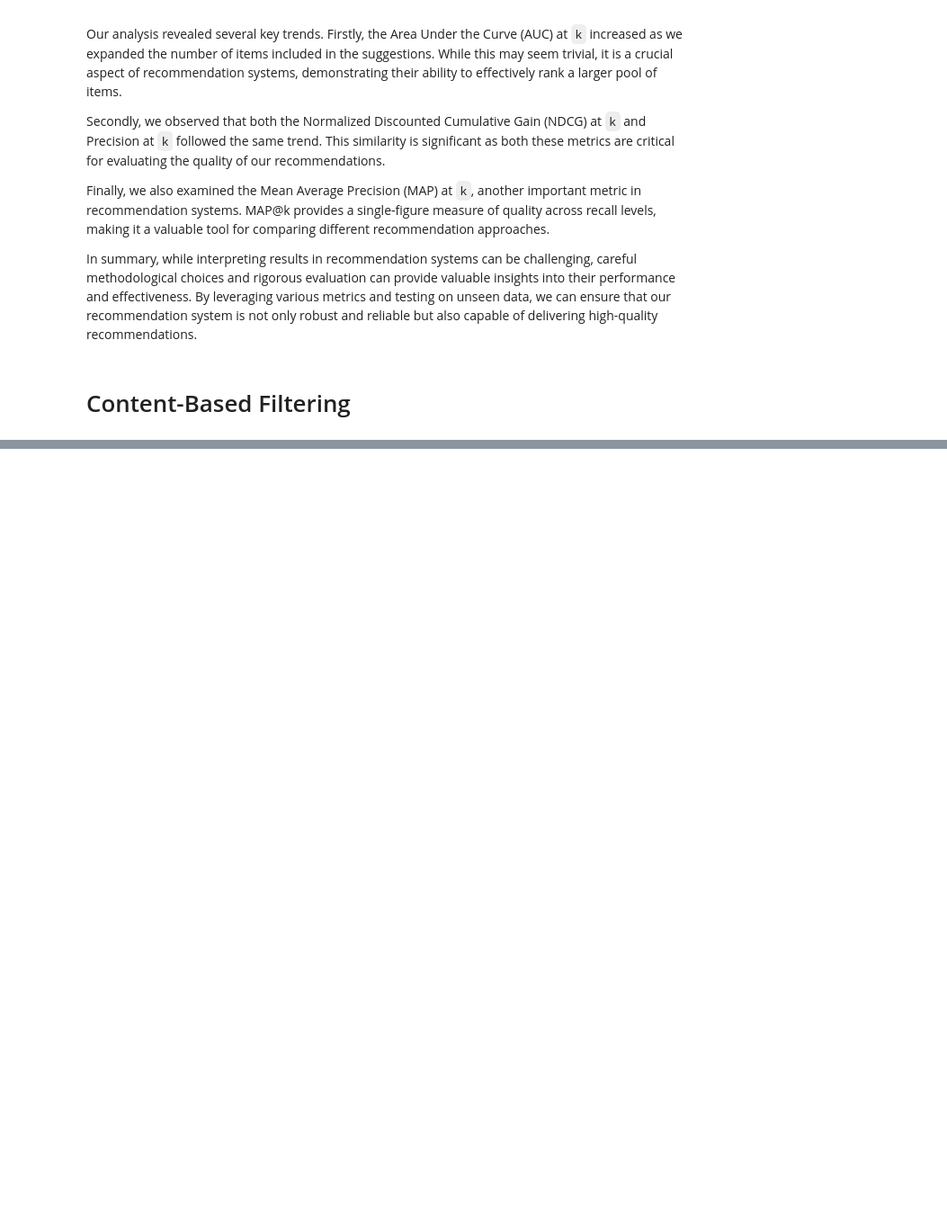
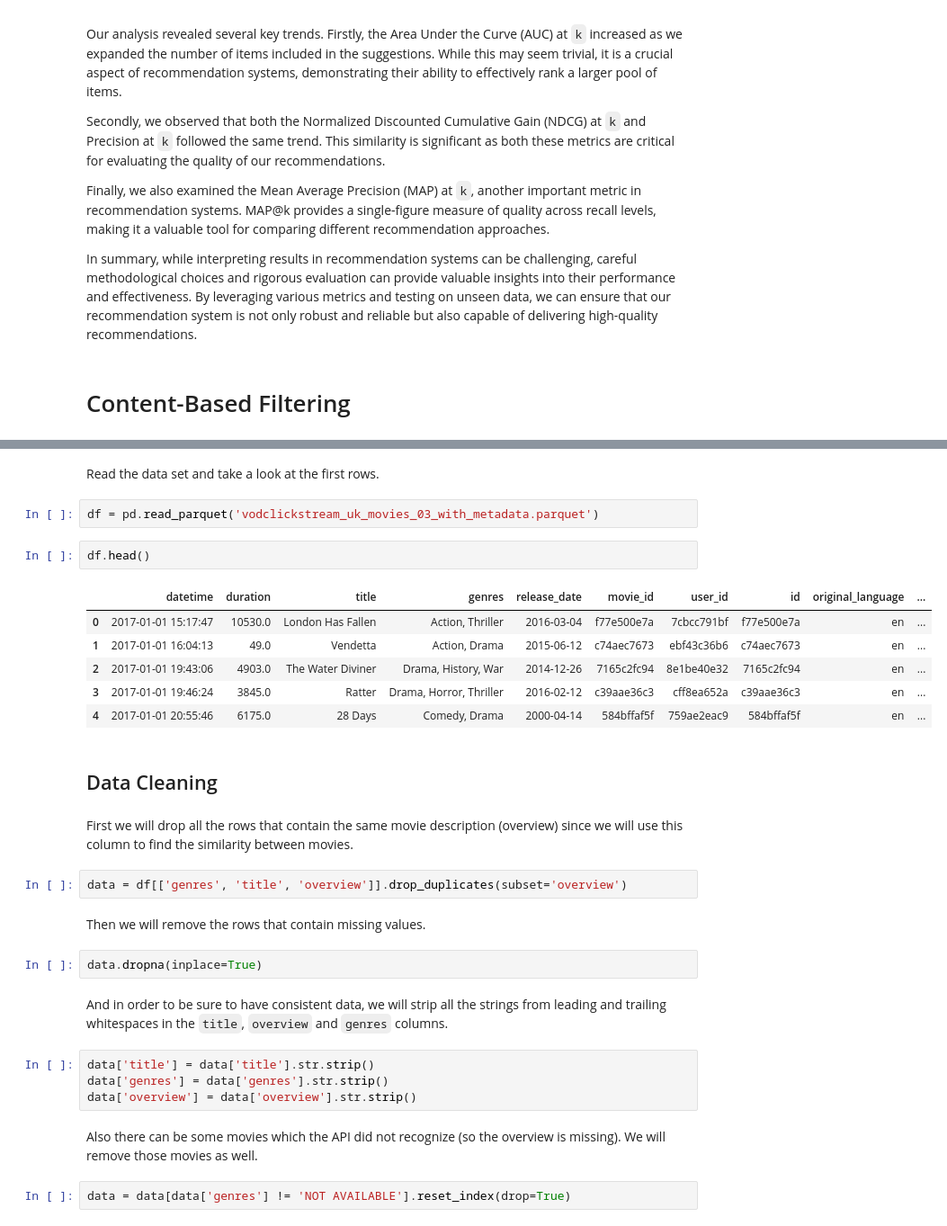
Before and after one commit to MatteoFasulo/RecSys-CustomerSegmentation, a Jupyter notebook: rec_sys.ipynb, the cells around one changed output, grey strips where cells are left out. Shown at 90% size. Drawn from its saved outputs; the diff is of its cells as text; blank space fills up the shorter version.

```diff
--- a/rec_sys.ipynb
+++ b/rec_sys.ipynb
@@ -438,0 +456,33 @@ https://www.kaggle.com/datasets/vodclickstream/netflix-audience-behaviour-uk-mov
+# %% [markdown]
+Read the data set and take a look at the first rows.
+# %%
+df = pd.read_parquet('vodclickstream_uk_movies_03_with_metadata.parquet')
+# %%
+df.head()
+# %% [output]
+|  | datetime | duration | title | genres | release_date | movie_id | user_id | id | original_language | ... |
+| 0 | 2017-01-01 15:17:47 | 10530.0 | London Has Fallen | Action, Thriller | 2016-03-04 | f77e500e7a | 7cbcc791bf | f77e500e7a | en | ... |
+| 1 | 2017-01-01 16:04:13 | 49.0 | Vendetta | Action, Drama | 2015-06-12 | c74aec7673 | ebf43c36b6 | c74aec7673 | en | ... |
+| 2 | 2017-01-01 19:43:06 | 4903.0 | The Water Diviner | Drama, History, War | 2014-12-26 | 7165c2fc94 | 8e1be40e32 | 7165c2fc94 | en | ... |
+| 3 | 2017-01-01 19:46:24 | 3845.0 | Ratter | Drama, Horror, Thriller | 2016-02-12 | c39aae36c3 | cff8ea652a | c39aae36c3 | en | ... |
+| 4 | 2017-01-01 20:55:46 | 6175.0 | 28 Days | Comedy, Drama | 2000-04-14 | 584bffaf5f | 759ae2eac9 | 584bffaf5f | en | ... |
+# %% [markdown]
+## Data Cleaning
+# %% [markdown]
+First we will drop all the rows that contain the same movie description (overview) since we will use this column to find the similarity between movies.
+# %%
+data = df[['genres', 'title', 'overview']].drop_duplicates(subset='overview')
+# %% [markdown]
+Then we will remove the rows that contain missing values.
+# %%
+data.dropna(inplace=True)
+# %% [markdown]
+And in order to be sure to have consistent data, we will strip all the strings from leading and trailing whitespaces in the `title`, `overview` and `genres` columns.
+# %%
+data['title'] = data['title'].str.strip()
+data['genres'] = data['genres'].str.strip()
+data['overview'] = data['overview'].str.strip()
+# %% [markdown]
+Also there can be some movies which the API did not recognize (so the overview is missing). We will remove those movies as well.
+# %%
+data = data[data['genres'] != 'NOT AVAILABLE'].reset_index(drop=True)
```
Also changed, not shown: parts of 29 cells of this notebook, 2 other files.
